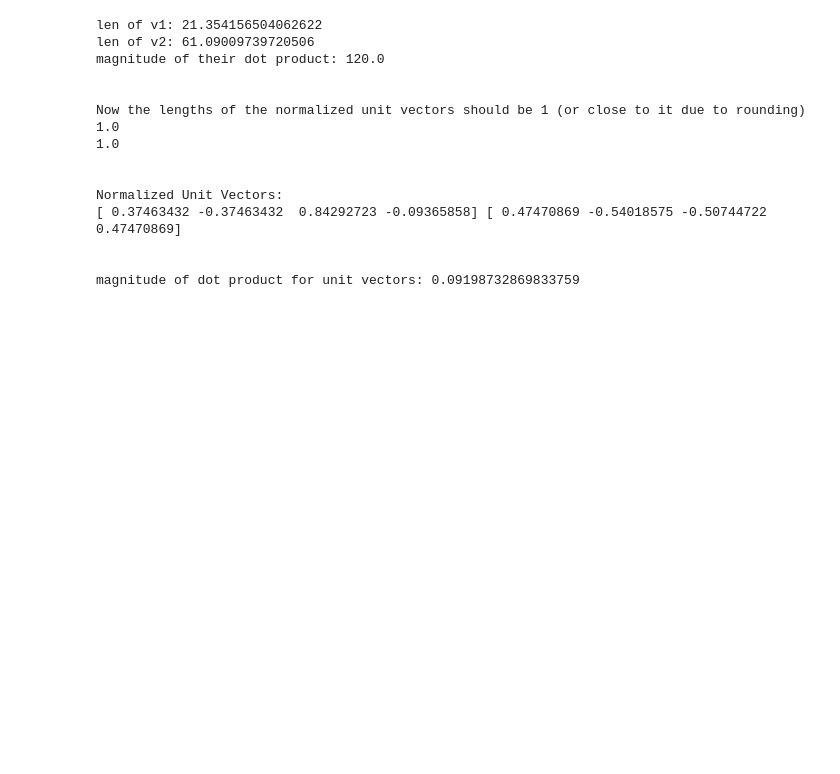
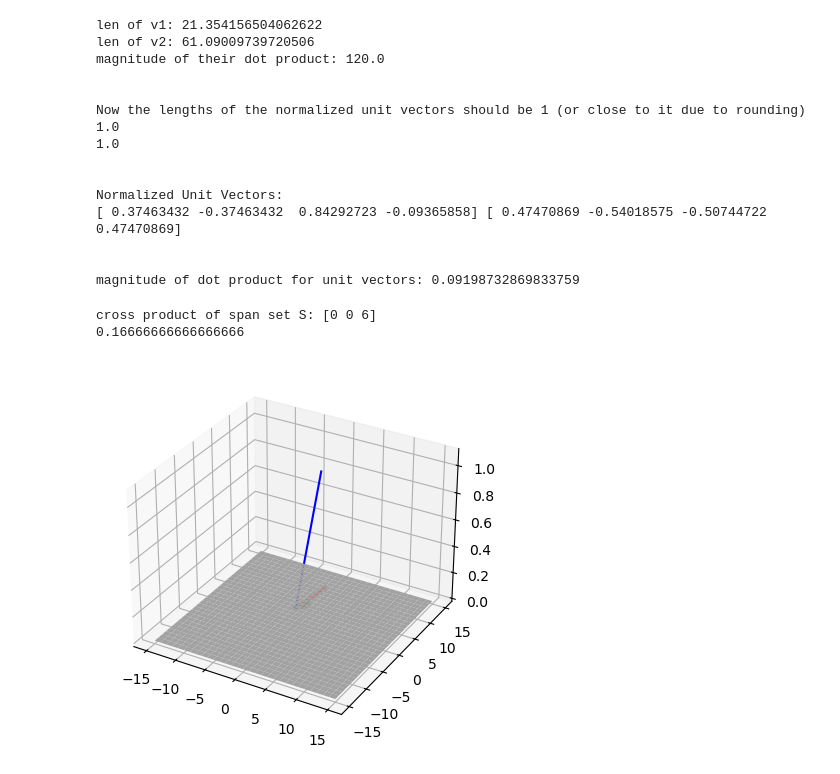
Before and after one commit to BrentGrammer/PROGNOTES, a Jupyter notebook: LinearAlgebra/vectors.ipynb, the cells around one changed output. Drawn from its saved outputs; the diff is of its cells as text; code cells hidden in the pictures; blank space fills up the shorter version.

Commit message:
Spans

```diff
--- a/LinearAlgebra/vectors.ipynb
+++ b/LinearAlgebra/vectors.ipynb
@@ -206,3 +206,51 @@ Normalized Unit Vectors:
 
 
 magnitude of dot product for unit vectors: 0.09198732869833759
+# %%
+############### SPANS ###################
+import numpy as np
+import matplotlib.pyplot as plt
+
+# Define a set of vectors that make up a span (set S)
+S1 = np.array([1,1,0]) # a vector
+S2 = np.array([1,7,0]) # a vector
+
+# Vectors that we want to find whether they are in the span defined above:
+V = np.array([1,2,0])
+W = np.array([3,2,1])
+
+### Geometric Interpretation of V or W being or not being in the span of vectors S1 and S2 (set S)
+
+# Plot all 4 of the vectors (the span set S vectors and V and W)
+fig = plt.figure()
+ax = plt.axes(projection = '3d') # allow for 3d plotting
+ax.plot([0, S1[0]], [0, S1[1]], [.1, S1[2]+.1], 'r', linewidth=3) # x,y,z for first vector in span set S - the .1 offset for the z coord elevates the line to make it a little more visible on the plane
+ax.plot([0, S2[0]], [0, S2[1]], [.1, S2[2]+.1], 'r', linewidth=3) # x,y,z for second vector in span set S - the .1 offset for the z coord elevates the line to make it a little more visible on the plane
+
+# plot the vectors V and W
+ax.plot([0, V[0]], [0, V[1]], [.1, V[2]+.1], 'g', linewidth=3) # vector V green line is on the same plane as the span set S
+ax.plot([0, W[0]], [0, W[1]], [.1, W[2]+.1], 'b') # blue line for vector W not on the span plane
+
+# Draw a plane to make it visible which vectors are on the same plane or outside of it (W)
+xx, yy = np.meshgrid(range(-15,16), range(-15,16))
+cp = np.cross(S1,S2) # use the cross product to define the plane of 2 independent vectors (in set S here)
+print(f'cross product of span set S: {cp}')
+
+####
+# comes from the formula for defining a plane based on a vector that is perpendicular to the plane.
+# You can define a plane as aX + bY + cZ = 0. Then solve for Z.
+# The original equation is
+# ax+by+cz = 0
+# Then the code solves for z.
+z1 = (-cp[0]*xx - cp[1]*yy)*1./cp[2] # ?? somehow z coordinate on the plane for the meshgrid is 0, but not sure how that is
+
+print(1/cp[2]) # ?
+ax.plot_surface(xx,yy,z1, color='lightgray') # the plane is shown for the span set S to compare where vectors V and W fall on it
+
+# Note that vector V (green line) is on the same plane plotted as set span S (red lines), while vector W (blue line) is not on the same plane and going off in a different direction
+
+plt.show()
+# %% [output]
+cross product of span set S: [0 0 6]
+0.16666666666666666
+[figure, added]
```
Also changed, not shown: 1 other file.
